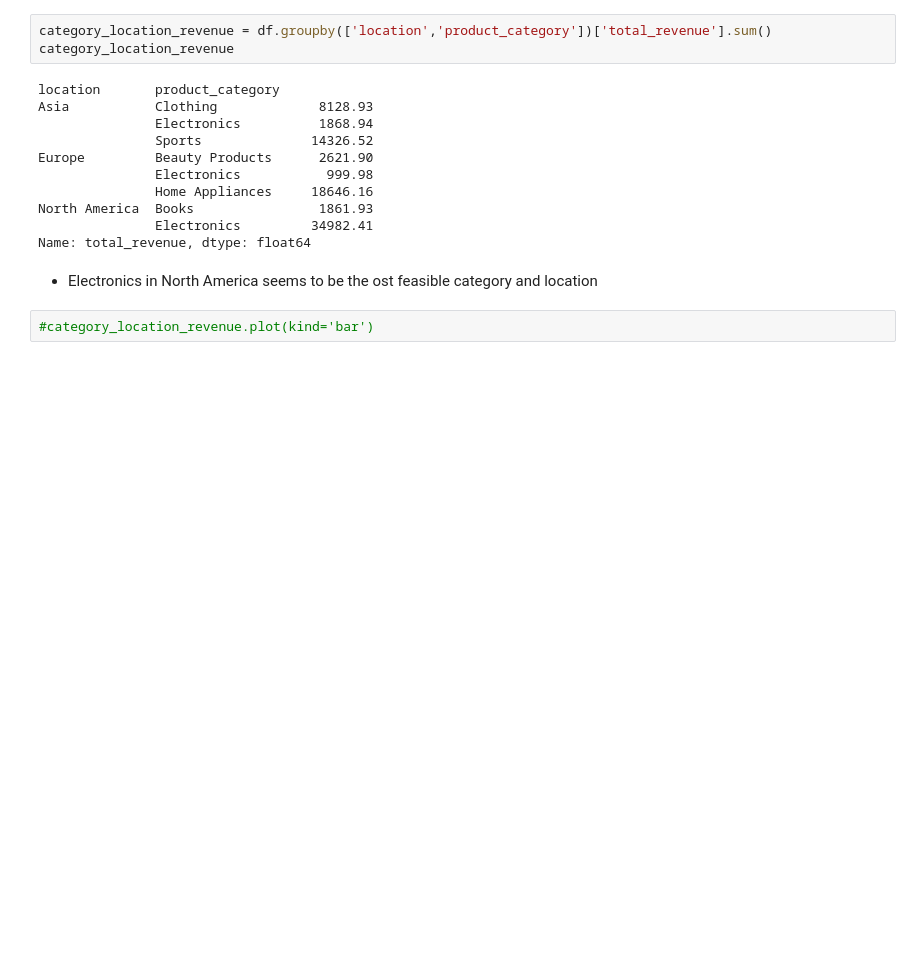
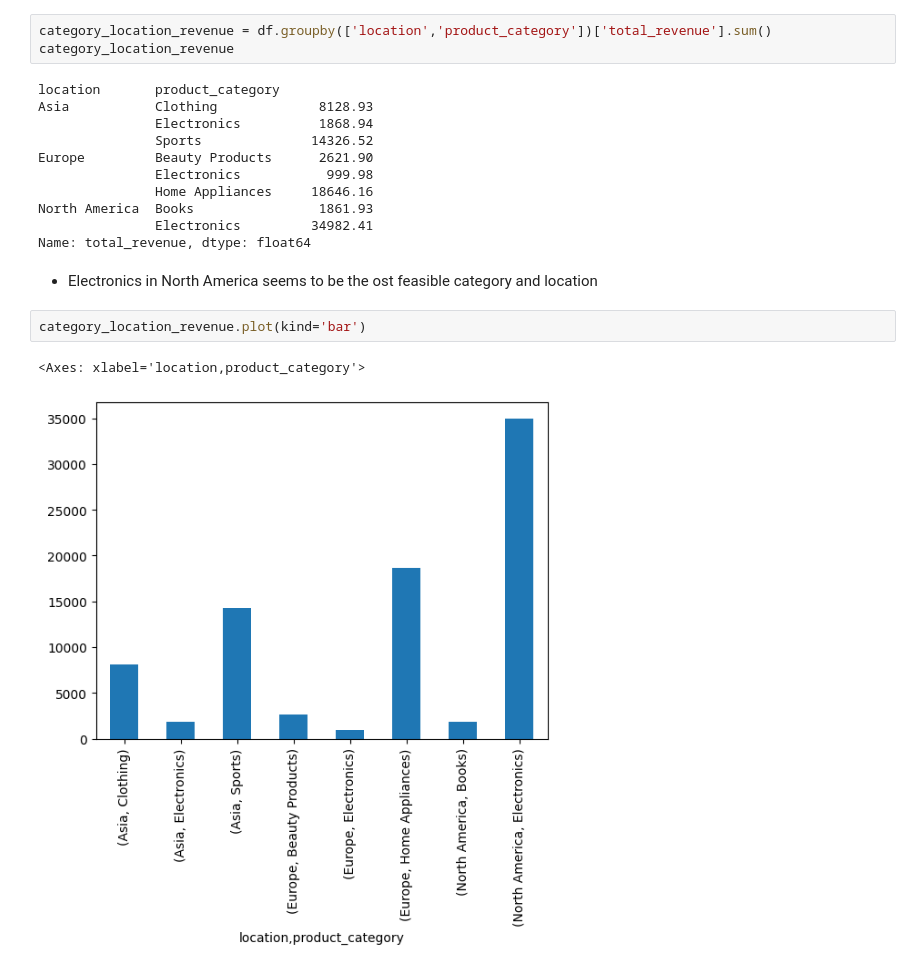
Before and after one commit to izilmarij/campaignPrediction, a Jupyter notebook: main.ipynb, the cells around one changed output. Drawn from its saved outputs; the diff is of its cells as text; blank space fills up the shorter version.

```diff
--- a/main.ipynb
+++ b/main.ipynb
@@ -72,4 +72,7 @@ Name: total_revenue, dtype: float64
 # %% [markdown]
 * Electronics in North America seems to be the ost feasible category and location
 # %%
-#category_location_revenue.plot(kind='bar')
+category_location_revenue.plot(kind='bar')
+# %% [output]
+<Axes: xlabel='location,product_category'>
+[figure, added]
```
